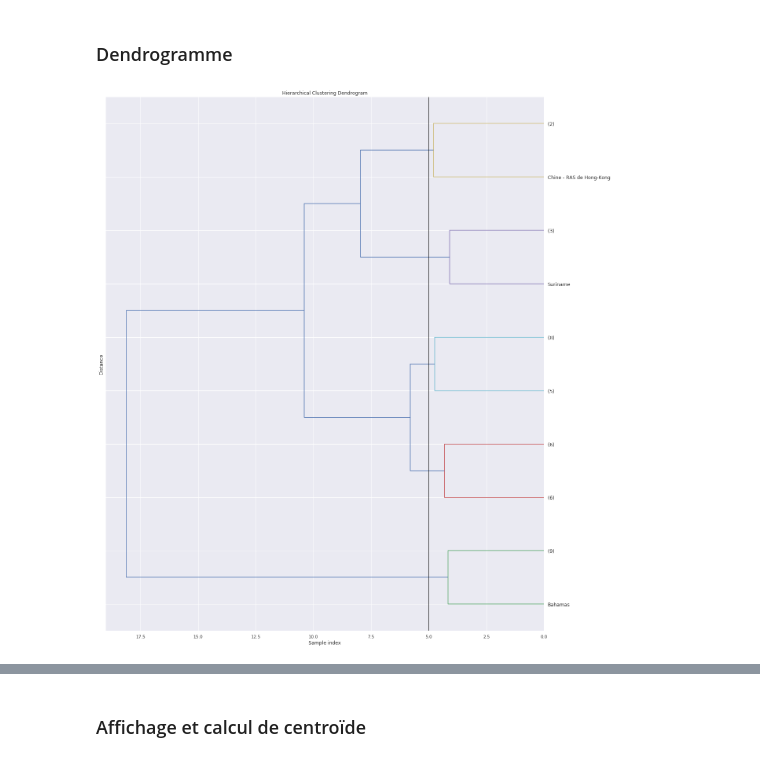
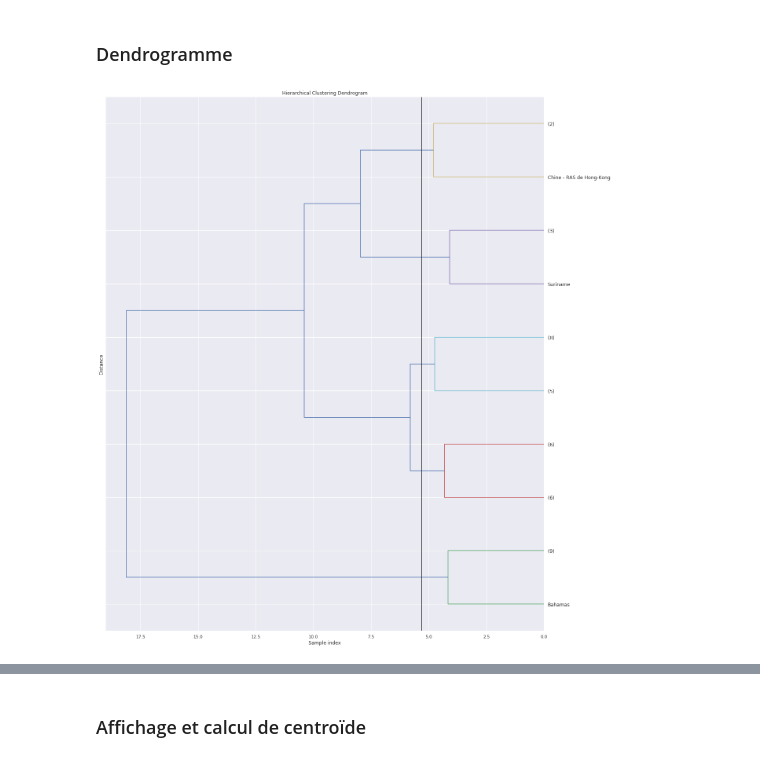
Before and after one commit to FranckDELRUE/FranckDELRUE-OCR-Project-5-DAn-Python, a Jupyter notebook: P5_02_Code.ipynb, the cells around one changed output, grey strips where cells are left out. Cells and saved outputs as stored; diff of their text form; code cells hidden in the pictures.

```diff
--- a/P5_02_Code.ipynb
+++ b/P5_02_Code.ipynb
@@ -60,6 +61,8 @@ names = data.index
 # Centrage et Réduction
 std_scale = preprocessing.StandardScaler().fit(X)
 X_scaled = std_scale.transform(X)
+
+__CLUSTER__ = 5
 # %% [markdown]
 ### Optimisation du dendrogramme
 # %% [markdown]
@@ -265,17 +256,17 @@ data_short = data[data['Clusters'].isin([3, 5])].copy()
 ### Préparation des données - Centrage et Réduction
 # %%
 # préparation des données pour le clustering
-X = data_short.values
+X_short = data_short.values
 names = data_short.index
 
 # Centrage et Réduction
-std_scale = preprocessing.StandardScaler().fit(X)
-X_scaled = std_scale.transform(X)
+std_scale = preprocessing.StandardScaler().fit(X_short)
+X_scaled = std_scale.transform(X_short)
 # %% [markdown]
 ### Analyse exploratoire
 # %%
-Z = linkage(X_scaled, 'ward')
-clusters = fcluster(Z, 5, criterion='maxclust')
+Z_short = linkage(X_scaled, 'ward')
+clusters = fcluster(Z_short, __CLUSTER__, criterion='maxclust')
 # %%
 OCR.plotbox(data_short, clusters)
 # %% [output]
@@ -291,21 +291,24 @@ OCR.plotbox(data_short, clusters)
 ### Dendrogramme
 # %%
 # Affichage du dendrogramme tronqué
+
+x = Z_short[-__CLUSTER__][2] + (Z_short[-__CLUSTER__+1][2] - Z_short[-__CLUSTER__][2]) / 2
+
 plt.figure(figsize=(20,25))
 plt.title('Hierarchical Clustering Dendrogram')
 plt.xlabel('Sample index')
 plt.ylabel('Distance')
-plt.axvline(x=5, c='k')
+plt.axvline(x, c='k')
 dendrogram(
-    Z,
+    Z_short,
     labels = data_short.index,
     orientation = "left",
-    color_threshold = 5,
+    color_threshold = x,
     truncate_mode='lastp',  # show only the last p merged clusters
     p=10
 )
 plt.show()
 # %% [output]
-[figure, old version]
+[figure, new version]
 # %%
 # Affichage du dendrogramme complet
```
Also changed, not shown: parts of 93 cells of this notebook, 17 other files.
